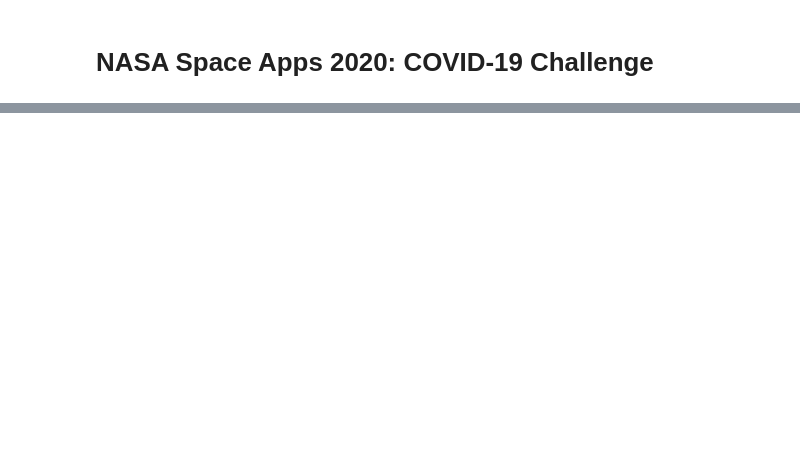
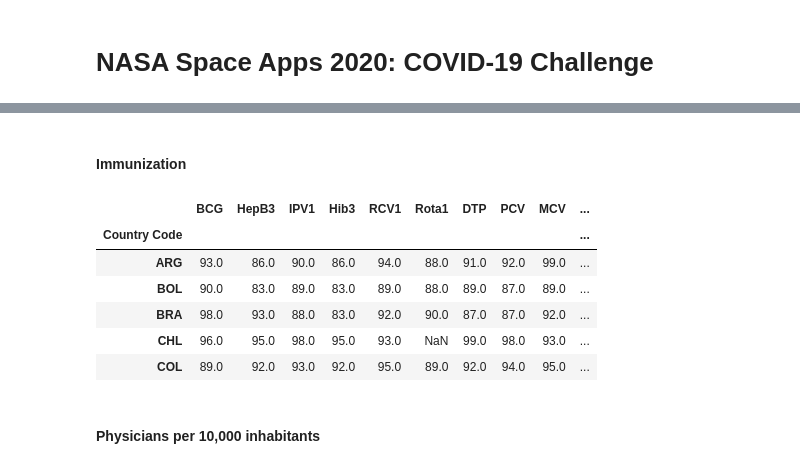
Before and after one commit to otavio-r-filho/nasa_space_apps, a Jupyter notebook: notebooks/analise_fatorial.ipynb, the cells around one changed output, grey strips where cells are left out. Drawn from its saved outputs; the diff is of its cells as text; code cells hidden in the pictures; blank space fills up the shorter version.

Commit message:
Finalizando dataframe LATAM

```diff
--- a/notebooks/analise_fatorial.ipynb
+++ b/notebooks/analise_fatorial.ipynb
@@ -93,0 +67,6 @@ df_medicos.head()
+# %%
+df_populacao = pd.read_csv(dados_tratados["POPULACAO.csv"])
+df_populacao = df_populacao.sort_values(["Year","Country Code"]).drop_duplicates(subset=["Country Code"], keep="last")
+df_populacao = df_populacao[["Country Code", "Population"]].set_index("Country Code")
+dataframes["population"] = df_populacao
+df_populacao.head()
@@ -93,0 +83,6 @@ df_medicos.head()
+# %%
+df_hdi = pd.read_csv(dados_tratados["IDH.csv"]).rename(columns = {"IDH": "HDI"})
+df_hdi = df_hdi.sort_values(["Year", "Country Code"]).drop_duplicates(subset=["Country Code"], keep="last")
+df_hdi = df_hdi[["Country Code", "HDI"]].set_index("Country Code")
+dataframes["hdi"] = df_hdi
+df_hdi.head()
@@ -93,0 +247,17 @@ df_medicos.head()
+# %%
+df_disasters = pd.read_csv(dados_tratados["DESASTRES.csv"]).sort_values(["Country Code", "Year"], ignore_index = True)
+countries = df_disasters["Country Code"].unique()
+df_disasters = df_disasters.dropna()
+
+df_disasters_aux = pd.DataFrame()
+
+for crt in countries:
+  country_mask = (df_disasters["Country Code"] == crt)
+  years = np.sort(df_disasters.loc[country_mask, "Year"].values)[-2:]
+  year_mask = df_disasters["Year"].isin(years)
+
+  df_disasters_aux = pd.concat([df_disasters_aux,df_disasters.loc[country_mask & year_mask, ["Country Code", "Total Affected"]]])
+
+df_disasters = df_disasters_aux.groupby("Country Code").sum()
+dataframes["disasters"] = df_disasters
+df_disasters
@@ -93,0 +279,6 @@ df_medicos.head()
+# %%
+df_hospital_beds = pd.read_csv(dados_tratados["HOSPITAL_BEDS.csv"])
+df_hospital_beds = df_hospital_beds.sort_values(["Country Code", "Year"]).drop_duplicates(subset = "Country Code", keep='last')
+df_hospital_beds = df_hospital_beds[["Country Code", "Hospital Beds"]].set_index("Country Code")
+dataframes["hospital_beds"] = df_hospital_beds
+df_hospital_beds.head()
@@ -93,0 +293,18 @@ df_medicos.head()
+# %% [markdown]
+#### Immunization
+# %%
+df_immunization = pd.read_csv(dados_tratados["IMMUNIZATION_3.csv"])
+df_immunization = df_immunization.set_index("Country Code")
+
+dataframes["immunization"] = df_immunization
+df_immunization.head()
+# %% [output]
+|  | BCG | HepB3 | IPV1 | Hib3 | RCV1 | Rota1 | DTP | PCV | MCV | ... |
+| Country Code |  |  |  |  |  |  |  |  |  | ... |
+| ARG | 93.0 | 86.0 | 90.0 | 86.0 | 94.0 | 88.0 | 91.0 | 92.0 | 99.0 | ... |
+| BOL | 90.0 | 83.0 | 89.0 | 83.0 | 89.0 | 88.0 | 89.0 | 87.0 | 89.0 | ... |
+| BRA | 98.0 | 93.0 | 88.0 | 83.0 | 92.0 | 90.0 | 87.0 | 87.0 | 92.0 | ... |
+| CHL | 96.0 | 95.0 | 98.0 | 95.0 | 93.0 | NaN | 99.0 | 98.0 | 93.0 | ... |
+| COL | 89.0 | 92.0 | 93.0 | 92.0 | 95.0 | 89.0 | 92.0 | 94.0 | 95.0 | ... |
+# %% [markdown]
+#### Physicians per 10,000 inhabitants
```
Also changed, not shown: parts of 38 cells of this notebook.
